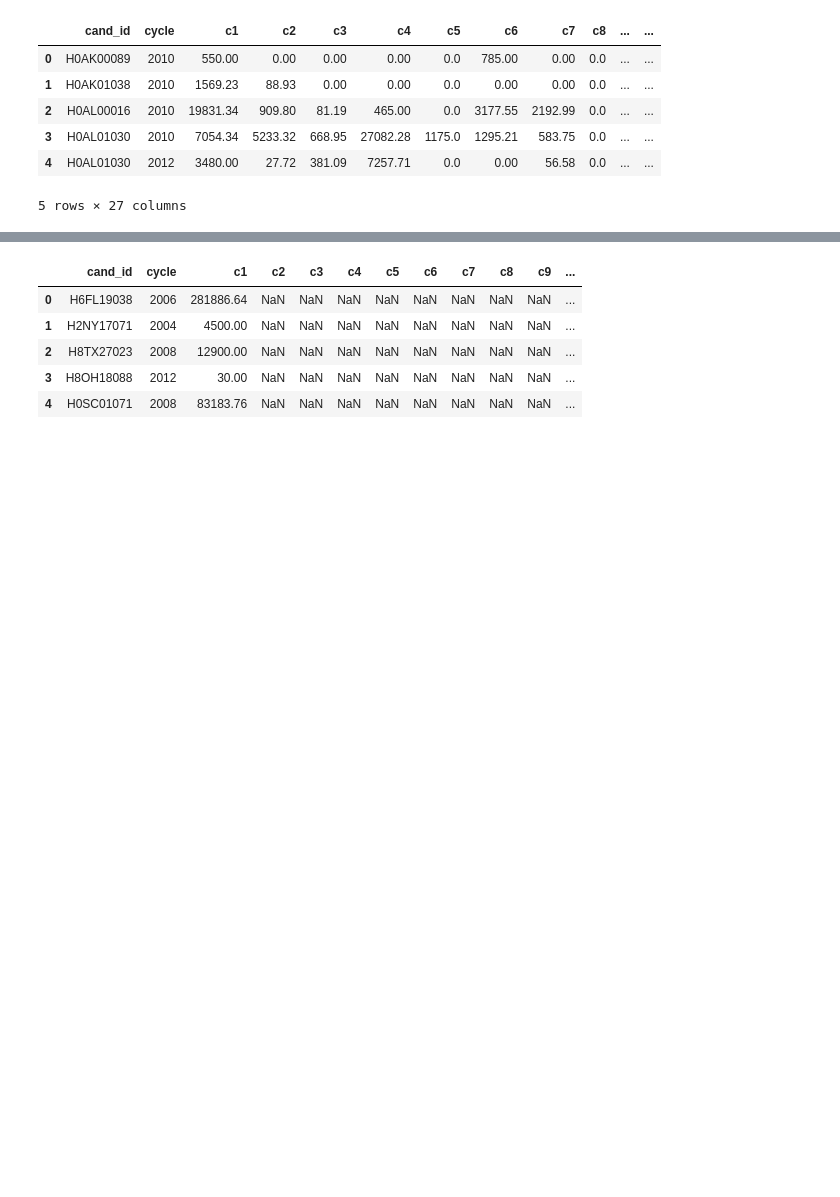
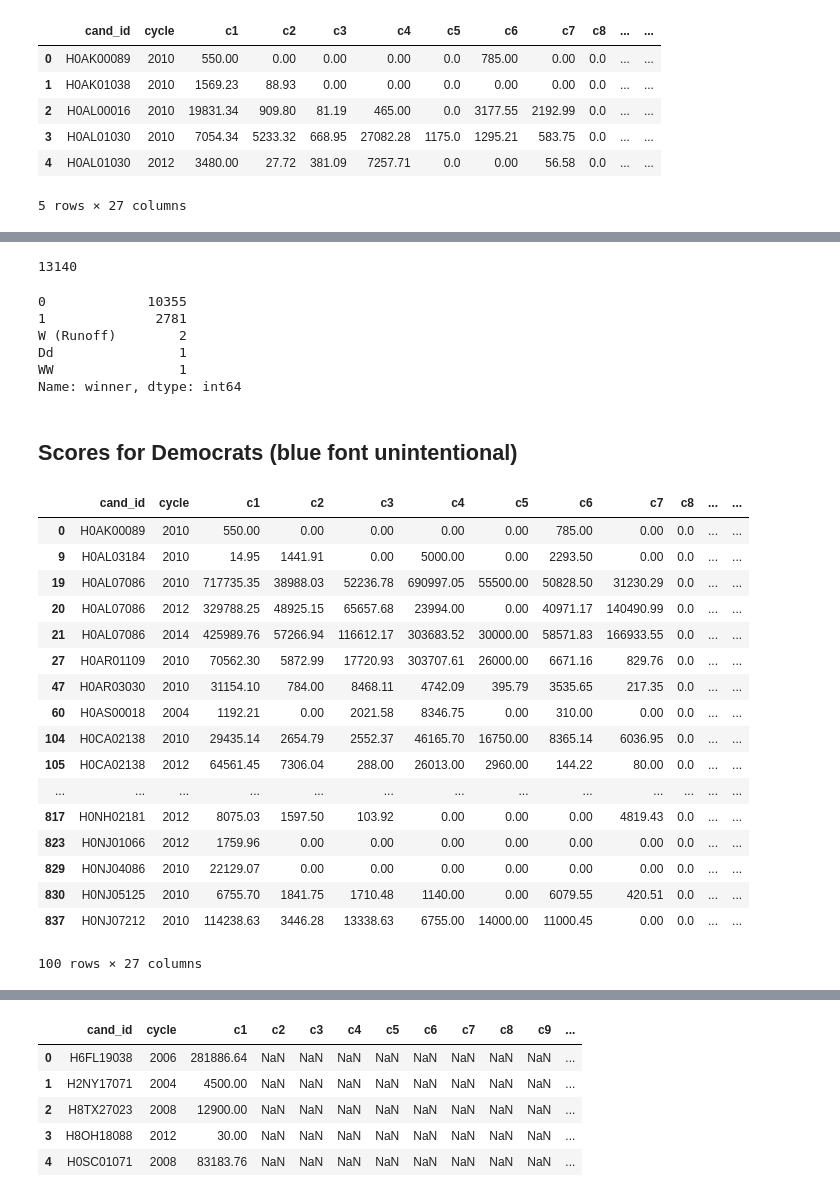
Before and after one commit to georgetown-analytics/four-thirty-five, a Jupyter notebook: 435_Analysis.ipynb, the cells around one changed output, grey strips where cells are left out. Saved outputs shown, nothing was run; the diff lists cells and outputs as text; code cells hidden in the pictures; blank space fills up the shorter version.

```diff
--- a/435_Analysis.ipynb
+++ b/435_Analysis.ipynb
@@ -63,3 +172,7 @@ cost_vote = cost_vote[pd.notnull(cost_vote['costpervote'])]
+# %%
+major = !=["R","D","L"]
+# %%
+cost_vote = cost_vote.replace(major,"O")
 # %%
 cost_vote.head()
 # %% [output]
@@ -116,0 +186,40 @@ nan
+# %%
+cost_vote['party'].count()
+# %% [output]
+13140
+# %%
+cost_vote['winner'].value_counts()
+# %% [output]
+0             10355
+1              2781
+W (Runoff)        2
+Dd                1
+WW                1
+Name: winner, dtype: int64
+# %% [markdown]
+## Scores for Democrats (blue font unintentional)
+# %%
+Gen = cost_vote[cost_vote.general_votes != 0]
+# %%
+Dem = Gen[Gen['party'].isin(['D'])]
+# %%
+Dem.head(100)
+# %% [output]
+|  | cand_id | cycle | c1 | c2 | c3 | c4 | c5 | c6 | c7 | c8 | ... | ... |
+| 0 | H0AK00089 | 2010 | 550.00 | 0.00 | 0.00 | 0.00 | 0.00 | 785.00 | 0.00 | 0.0 | ... | ... |
+| 9 | H0AL03184 | 2010 | 14.95 | 1441.91 | 0.00 | 5000.00 | 0.00 | 2293.50 | 0.00 | 0.0 | ... | ... |
+| 19 | H0AL07086 | 2010 | 717735.35 | 38988.03 | 52236.78 | 690997.05 | 55500.00 | 50828.50 | 31230.29 | 0.0 | ... | ... |
+| 20 | H0AL07086 | 2012 | 329788.25 | 48925.15 | 65657.68 | 23994.00 | 0.00 | 40971.17 | 140490.99 | 0.0 | ... | ... |
+| 21 | H0AL07086 | 2014 | 425989.76 | 57266.94 | 116612.17 | 303683.52 | 30000.00 | 58571.83 | 166933.55 | 0.0 | ... | ... |
+| 27 | H0AR01109 | 2010 | 70562.30 | 5872.99 | 17720.93 | 303707.61 | 26000.00 | 6671.16 | 829.76 | 0.0 | ... | ... |
+| 47 | H0AR03030 | 2010 | 31154.10 | 784.00 | 8468.11 | 4742.09 | 395.79 | 3535.65 | 217.35 | 0.0 | ... | ... |
+| 60 | H0AS00018 | 2004 | 1192.21 | 0.00 | 2021.58 | 8346.75 | 0.00 | 310.00 | 0.00 | 0.0 | ... | ... |
+| 104 | H0CA02138 | 2010 | 29435.14 | 2654.79 | 2552.37 | 46165.70 | 16750.00 | 8365.14 | 6036.95 | 0.0 | ... | ... |
+| 105 | H0CA02138 | 2012 | 64561.45 | 7306.04 | 288.00 | 26013.00 | 2960.00 | 144.22 | 80.00 | 0.0 | ... | ... |
+| ... | ... | ... | ... | ... | ... | ... | ... | ... | ... | ... | ... | ... |
+| 817 | H0NH02181 | 2012 | 8075.03 | 1597.50 | 103.92 | 0.00 | 0.00 | 0.00 | 4819.43 | 0.0 | ... | ... |
+| 823 | H0NJ01066 | 2012 | 1759.96 | 0.00 | 0.00 | 0.00 | 0.00 | 0.00 | 0.00 | 0.0 | ... | ... |
+| 829 | H0NJ04086 | 2010 | 22129.07 | 0.00 | 0.00 | 0.00 | 0.00 | 0.00 | 0.00 | 0.0 | ... | ... |
+| 830 | H0NJ05125 | 2010 | 6755.70 | 1841.75 | 1710.48 | 1140.00 | 0.00 | 6079.55 | 420.51 | 0.0 | ... | ... |
+| 837 | H0NJ07212 | 2010 | 114238.63 | 3446.28 | 13338.63 | 6755.00 | 14000.00 | 11000.45 | 0.00 | 0.0 | ... | ... |
+100 rows × 27 columns
```
Also changed, not shown: parts of 46 cells of this notebook.
